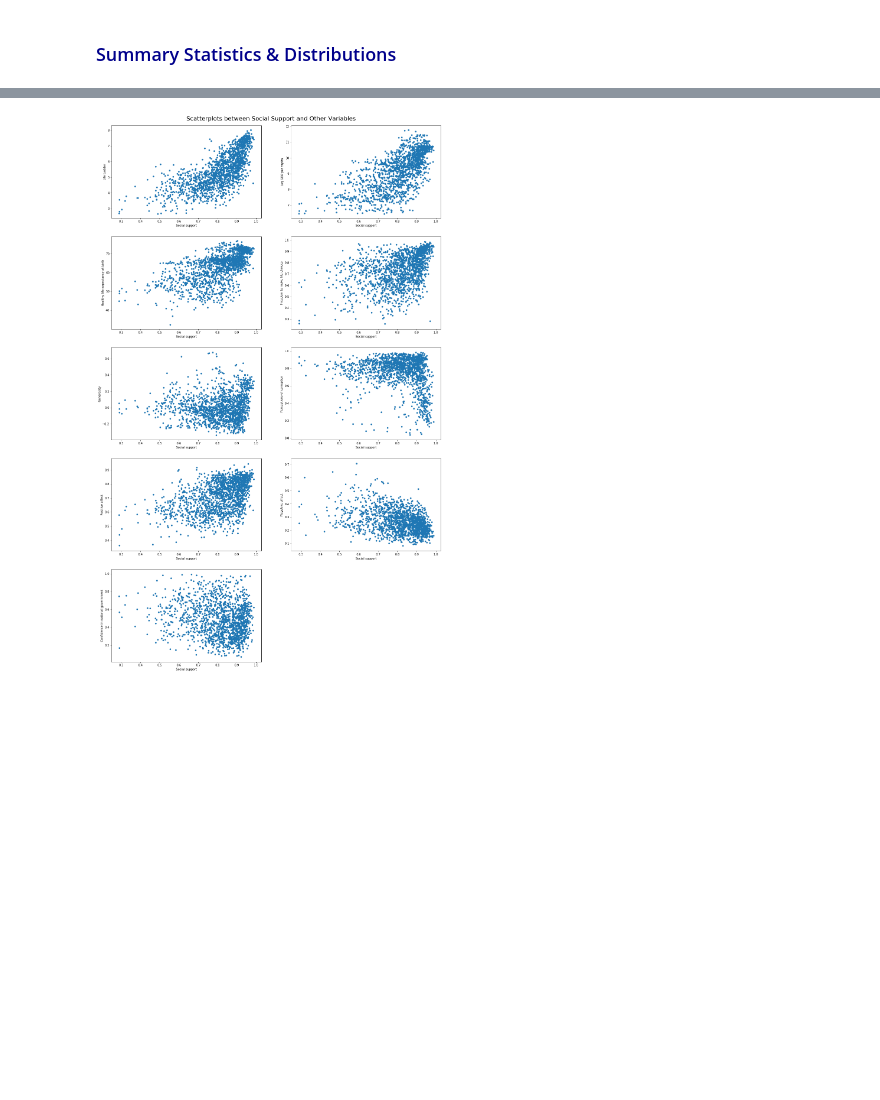
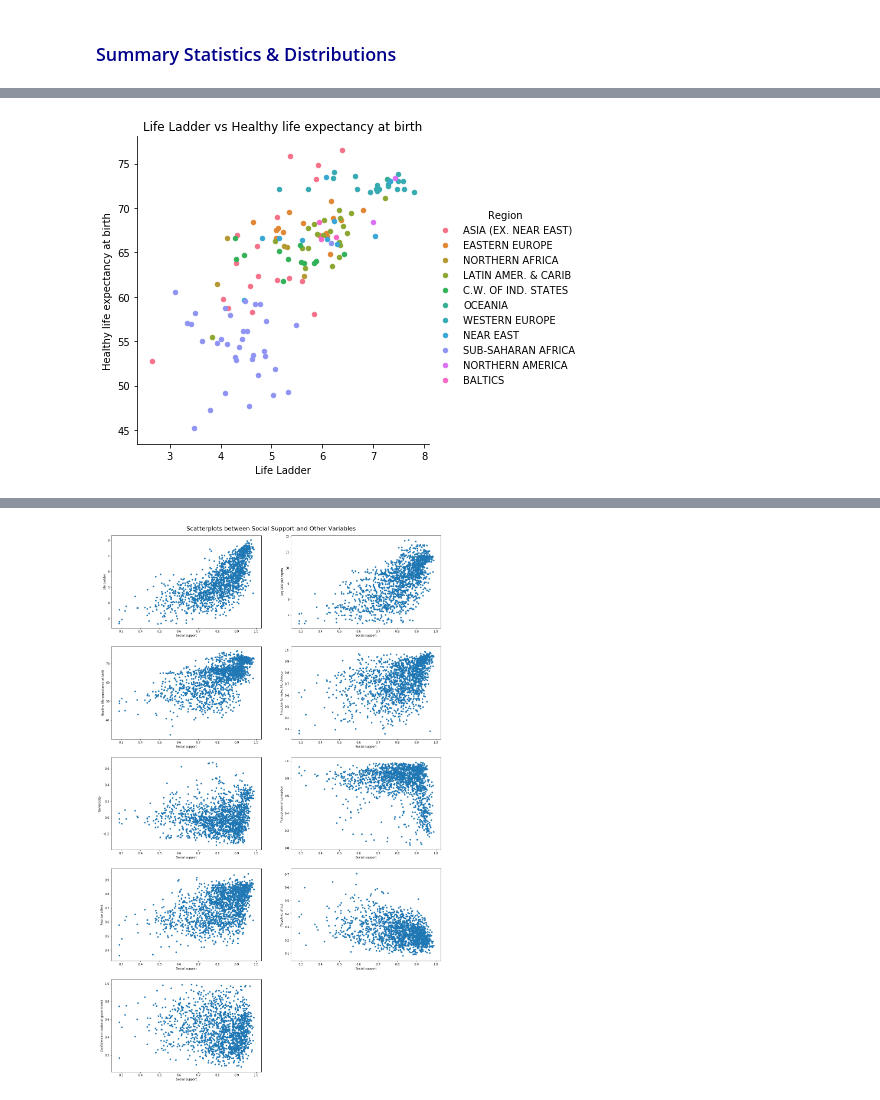
Before and after one commit to uyc201/stats131finalproject, a Jupyter notebook: Stats 131 Final Project Combined Version.ipynb, the cells around one changed output, grey strips where cells are left out. Saved outputs shown, nothing was run; the diff lists cells and outputs as text; code cells hidden in the pictures; blank space fills up the shorter version.

```diff
--- a/Stats 131 Final Project Combined Version.ipynb
+++ b/Stats 131 Final Project Combined Version.ipynb
@@ -161,0 +255,6 @@ happy_final.head()
+# %%
+sns.lmplot(x='Life Ladder',y='Healthy life expectancy at birth',hue='Region',data=happy_2017_final,fit_reg=False,scatter_kws={'alpha':1,'s':20})
+plt.title('Life Ladder vs Healthy life expectancy at birth')
+plt.show()
+# %% [output]
+[figure, added]
```
Also changed, not shown: parts of 95 cells of this notebook.
